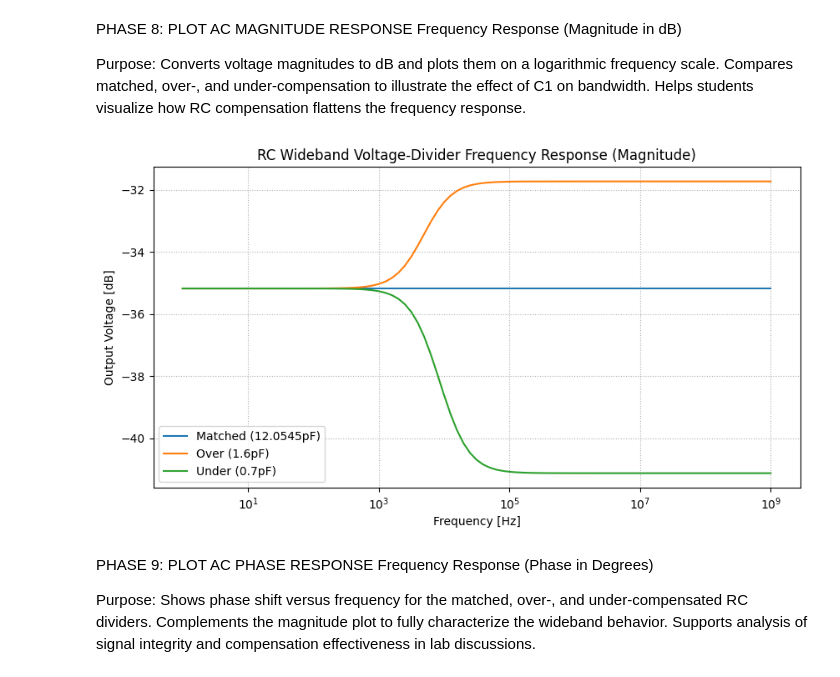
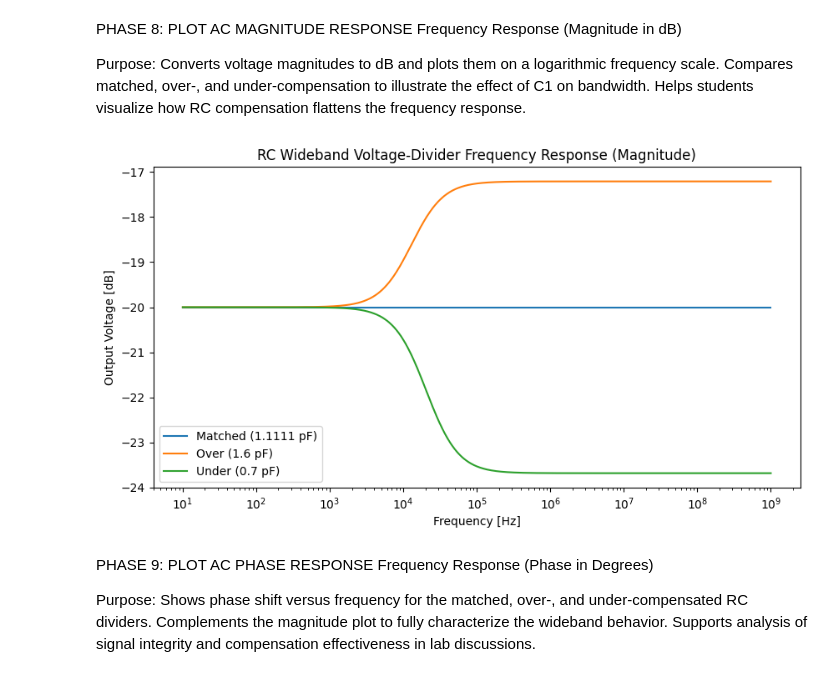
Before and after one commit to laureanajoy-banao/Activity1_Wideband_RC, a Jupyter notebook: Activity1_Wideband_RC.ipynb, the cells around one changed output. Saved outputs shown, nothing was run; the diff lists cells and outputs as text; code cells hidden in the pictures.

Commit message:
Complete Activity 1 with student-number-based parameters.

```diff
--- a/Activity1_Wideband_RC.ipynb
+++ b/Activity1_Wideband_RC.ipynb
@@ -327,27 +323,60 @@ Purpose:
     Compares matched, over-, and under-compensation to illustrate the effect of C1 on bandwidth.
     Helps students visualize how RC compensation flattens the frequency response.
 # %%
-# @title Plot the magnitude frequency response of the wideband RC voltage-divider
+import numpy as np
+import matplotlib.pyplot as plt
 
-# Define labels locally to reflect the Seed-based values
-# C1_matched was calculated in Cell 1
-v_label = [f"Matched ({C1_matched_s*1e12:.4f}pF)", "Over (1.6pF)", "Under (0.7pF)"]
+# ----------------------------
+# Circuit Values
+# ----------------------------
+R1_s = 9e6          # 9 MΩ
+R2_s = 1e6          # 1 MΩ
+C2_s = 10e-12       # 10 pF
 
-plt.figure(figsize=(10, 5))
+# Correct matched capacitor
+C1_matched_s = C2_s * (R2_s / R1_s)
+
+# Over and Under values
+C1_over_s  = 1.6e-12
+C1_under_s = 0.7e-12
+
+# ----------------------------
+# Frequency Sweep
+# ----------------------------
+freq = np.logspace(1, 9, 1000)
+w = 2 * np.pi * freq
+
+def divider_mag(R1, R2, C1, C2):
+    Z1 = R1 / (1 + 1j*w*R1*C1)
+    Z2 = R2 / (1 + 1j*w*R2*C2)
+    Vout_Vin = Z2 / (Z1 + Z2)
+    return np.abs(Vout_Vin)
+
+v_matched = divider_mag(R1_s, R2_s, C1_matched_s, C2_s)
+v_over    = divider_mag(R1_s, R2_s, C1_over_s, C2_s)
+v_under   = divider_mag(R1_s, R2_s, C1_under_s, C2_s)
+
+# ----------------------------
+# Plot
+# ----------------------------
+plt.figure(figsize=(10,5))
 plt.title("RC Wideband Voltage-Divider Frequency Response (Magnitude)")
 
-# vm is the magnitude calculated in the previous cell
-# We convert to dB: 20 * log10(magnitude)
-for vm, lbl in zip(v_mag, v_label):
-    plt.semilogx(df_ac.freq, 20 * np.log10(vm), label=lbl, linestyle='-')
+labels = [
+    f"Matched ({C1_matched_s*1e12:.4f} pF)",
+    "Over (1.6 pF)",
+    "Under (0.7 pF)"
+]
+
+for vm, lbl in zip([v_matched, v_over, v_under], labels):
+    plt.semilogx(freq, 20*np.log10(vm), label=lbl)
 
 plt.xlabel("Frequency [Hz]")
 plt.ylabel("Output Voltage [dB]")
-plt.legend(loc='lower left')
-plt.grid(True, which="both", linestyle='dotted')
+plt.legend(loc="lower left")
 plt.show()
 # %% [output]
-[figure, old version]
+[figure, new version]
 # %% [markdown]
 PHASE 9: PLOT AC PHASE RESPONSE
 Frequency Response (Phase in Degrees)
```
Also changed, not shown: parts of 17 cells of this notebook.
